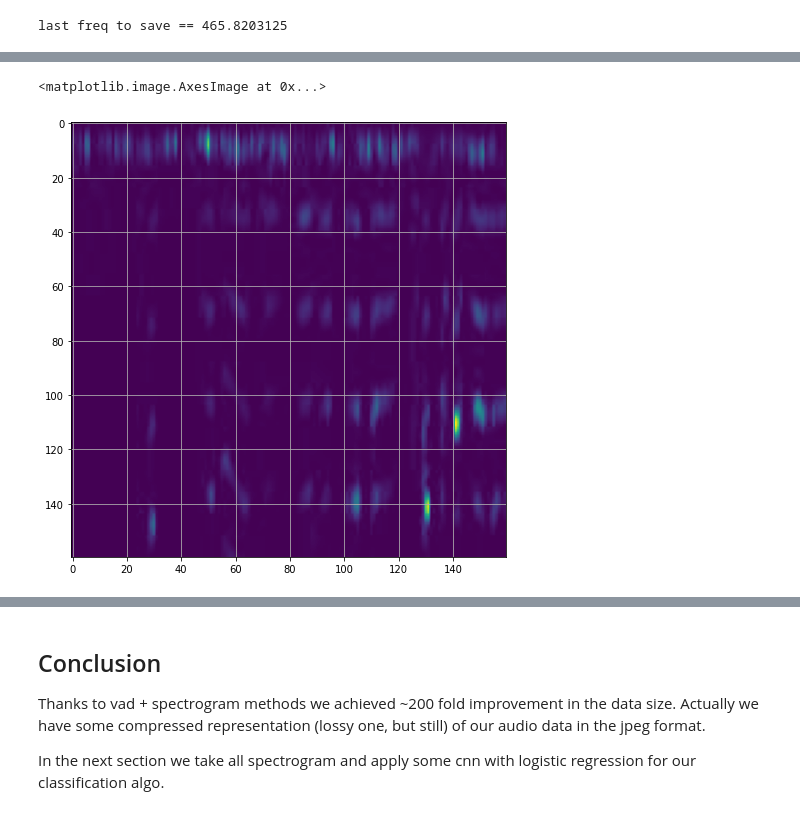
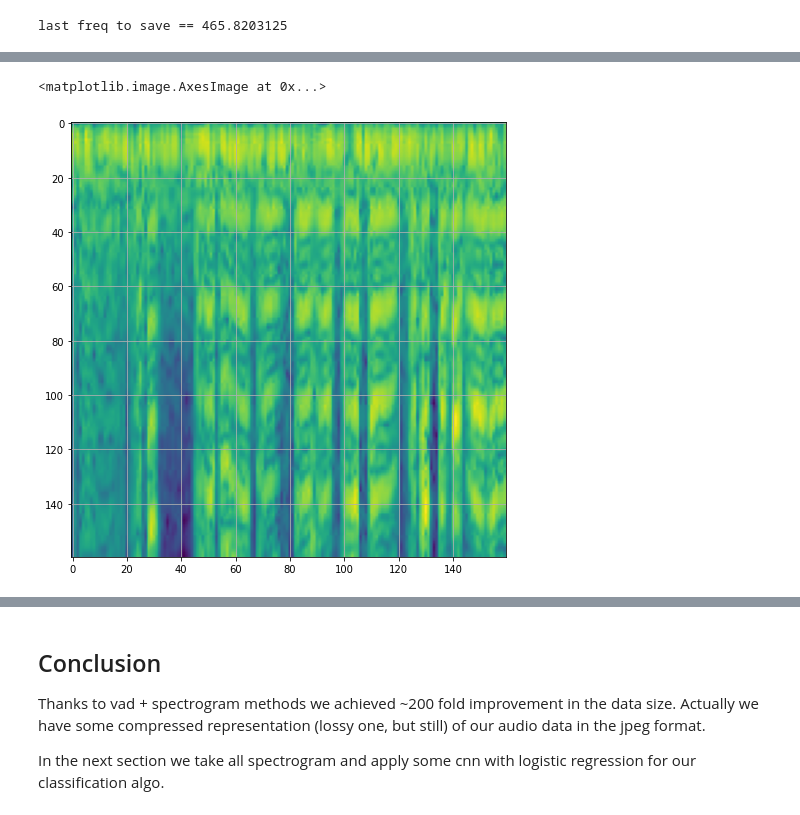
Before and after one commit to sgalrot/corsound, a Jupyter notebook: notebooks/corsound_spectrogram_script.ipynb, the cells around one changed output, grey strips where cells are left out. Drawn from its saved outputs; the diff is of its cells as text; code cells hidden in the pictures.

Commit message:
changing to db before image save

```diff
--- a/notebooks/corsound_spectrogram_script.ipynb
+++ b/notebooks/corsound_spectrogram_script.ipynb
@@ -159,9 +159,9 @@ scipy.io.wavfile.write("vad.wav", samplerate, signal_wav[np.where(ynew>0)])
 ## Spectrogram
 # %%
 from scipy import signal
-f, t, Sxx = signal.spectrogram(signal_wav_after_vad, samplerate, nfft = 16384, nperseg=2048, noverlap=64)
+f, t, Sxx = signal.spectrogram(signal_wav_after_vad, samplerate, nfft = 16384, nperseg=2048, noverlap=512)
 plt.grid(False)
-plt.pcolormesh(t, f, Sxx)
+plt.pcolormesh(t, f, 20*np.log(Sxx))
 plt.ylabel('Frequency [Hz]')
 plt.xlabel('Time [sec]')
 plt.ylim(0, 500)
@@ -183,7 +183,7 @@ Sxx_to_save = Sxx[:160, :]
 image_resize_shape = [160,160]
 Sxx_to_save = resize(Sxx_to_save, image_resize_shape, anti_aliasing=True)
 # %%
-imsave('example_spectrogram.jpeg', Sxx_to_save)
-bla = imread('example_spectrogram.jpeg')
-plt.imshow(bla)
+imsave('example_spectrogram.jpeg', 20*np.log(Sxx_to_save))
+jpg_img = imread('example_spectrogram.jpeg')
+plt.imshow(jpg_img)
 # %% [output]
@@ -191,5 +191,5 @@ Lossy conversion from float64 to uint8. Range [0.0015018624061585613, 40814.1542
 <matplotlib.image.AxesImage at 0x...>
-[figure, old version]
+[figure, new version]
 # %%
 !ls -lh example_spectrogram.jpeg
 !ls -lh vad.wav
```
Also changed, not shown: parts of 4 cells of this notebook.
